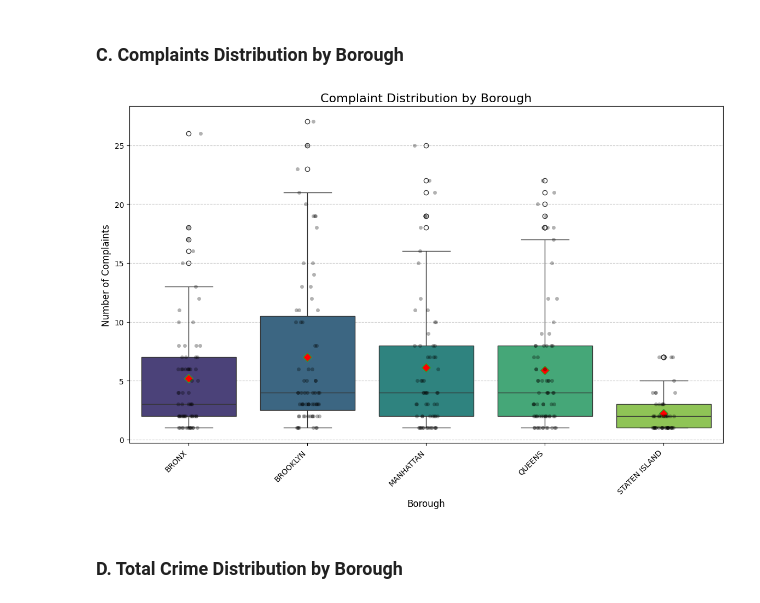
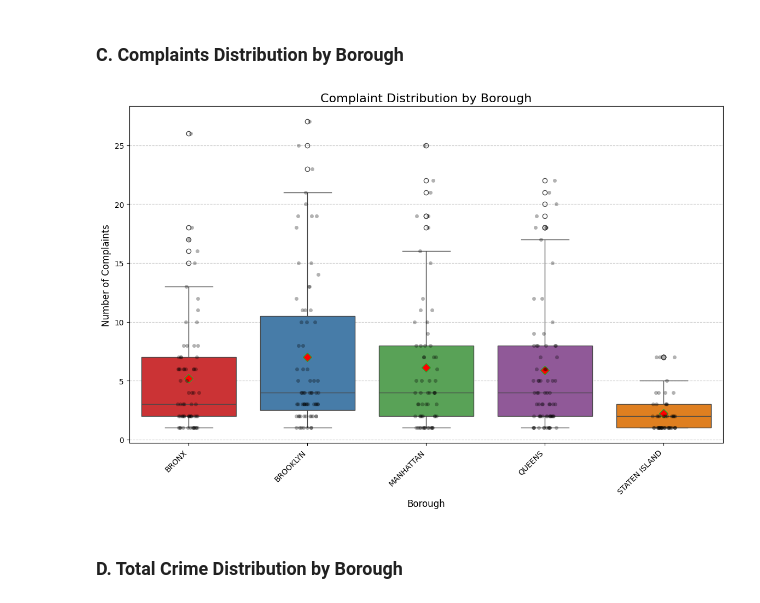
Before and after one commit to lugisz/lugisz.github.io, a Jupyter notebook: Project03.ipynb, the cells around one changed output. Cells and saved outputs as stored; diff of their text form; code cells hidden in the pictures.

```diff
--- a/Project03.ipynb
+++ b/Project03.ipynb
@@ -324,30 +352,30 @@ sales_map
 # %%
 plt.figure(figsize=(14, 8))
 sns.boxplot(
     data=merged,
     x="BOROUGH",
     y="TOT_CMPLNTS",
-    palette="viridis",
+    palette="Set1",
     hue="BOROUGH",
     showmeans=True,
     meanprops={"marker": "D", "markerfacecolor": "red", "markersize": 8},
 )
 
 
 plt.title("Complaint Distribution by Borough", fontsize=16)
 plt.xlabel("Borough", fontsize=12)
 plt.ylabel("Number of Complaints", fontsize=12)
 plt.xticks(rotation=45, ha="right")
 plt.grid(axis="y", linestyle="--", alpha=0.7)
 
 
 sns.stripplot(
     x="BOROUGH", y="TOT_CMPLNTS", data=merged, color="black", alpha=0.3, jitter=True
 )
 
 plt.show()
 # %% [output]
-[figure, old version]
+[figure, new version]
 # %% [markdown]
 ### D. Total Crime Distribution by Borough
 # %%
```
Also changed, not shown: parts of 10 cells of this notebook.
